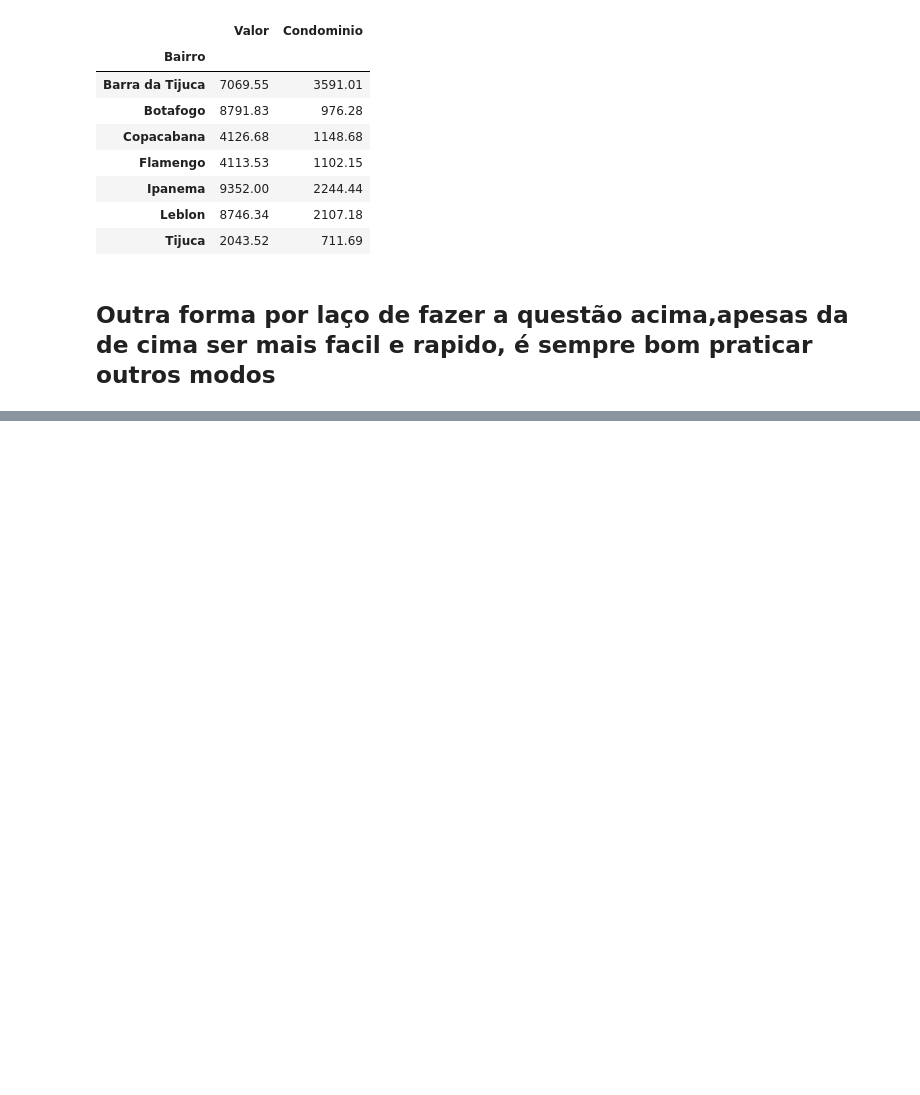
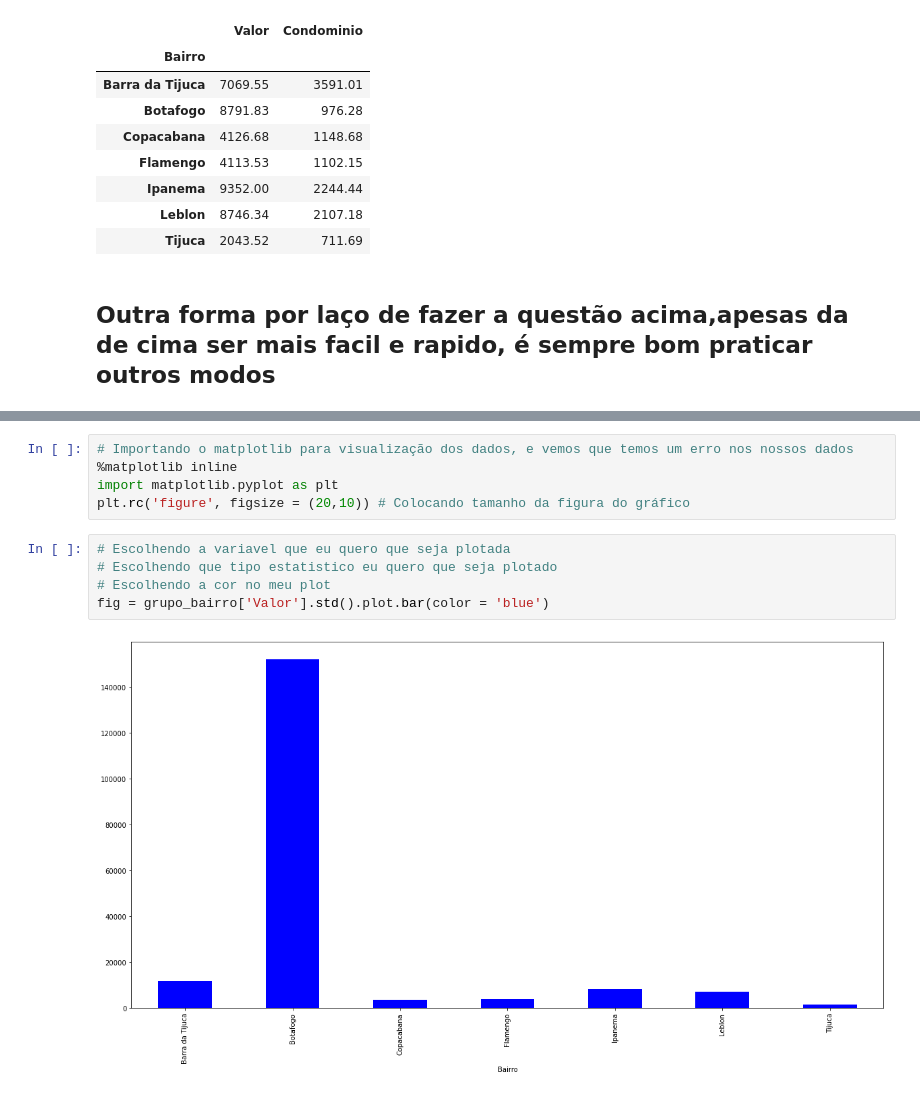
Before and after one commit to Leo-Brasil/Tratando_tabela_imoveis, a Jupyter notebook: Criando agrupamentos.ipynb, the cells around one changed output, grey strips where cells are left out. Drawn from its saved outputs; the diff is of its cells as text; blank space fills up the shorter version.

Commit message:
Criando agrupamentos com groupby
Agrupamentos com groupby, para uma analise estatistica e para um uma plotagem no matplotlib

```diff
--- a/Criando agrupamentos.ipynb
+++ b/Criando agrupamentos.ipynb
@@ -132,0 +174,12 @@ Tijuca -> 2043.52
+# %%
+# Importando o matplotlib para visualização dos dados, e vemos que temos um erro nos nossos dados
+%matplotlib inline
+import matplotlib.pyplot as plt
+plt.rc('figure', figsize = (20,10)) # Colocando tamanho da figura do gráfico
+# %%
+# Escolhendo a variavel que eu quero que seja plotada
+# Escolhendo que tipo estatistico eu quero que seja plotado
+# Escolhendo a cor no meu plot
+fig = grupo_bairro['Valor'].std().plot.bar(color = 'blue')
+# %% [output]
+[figure, added]
```
Also changed, not shown: parts of 6 cells of this notebook.
